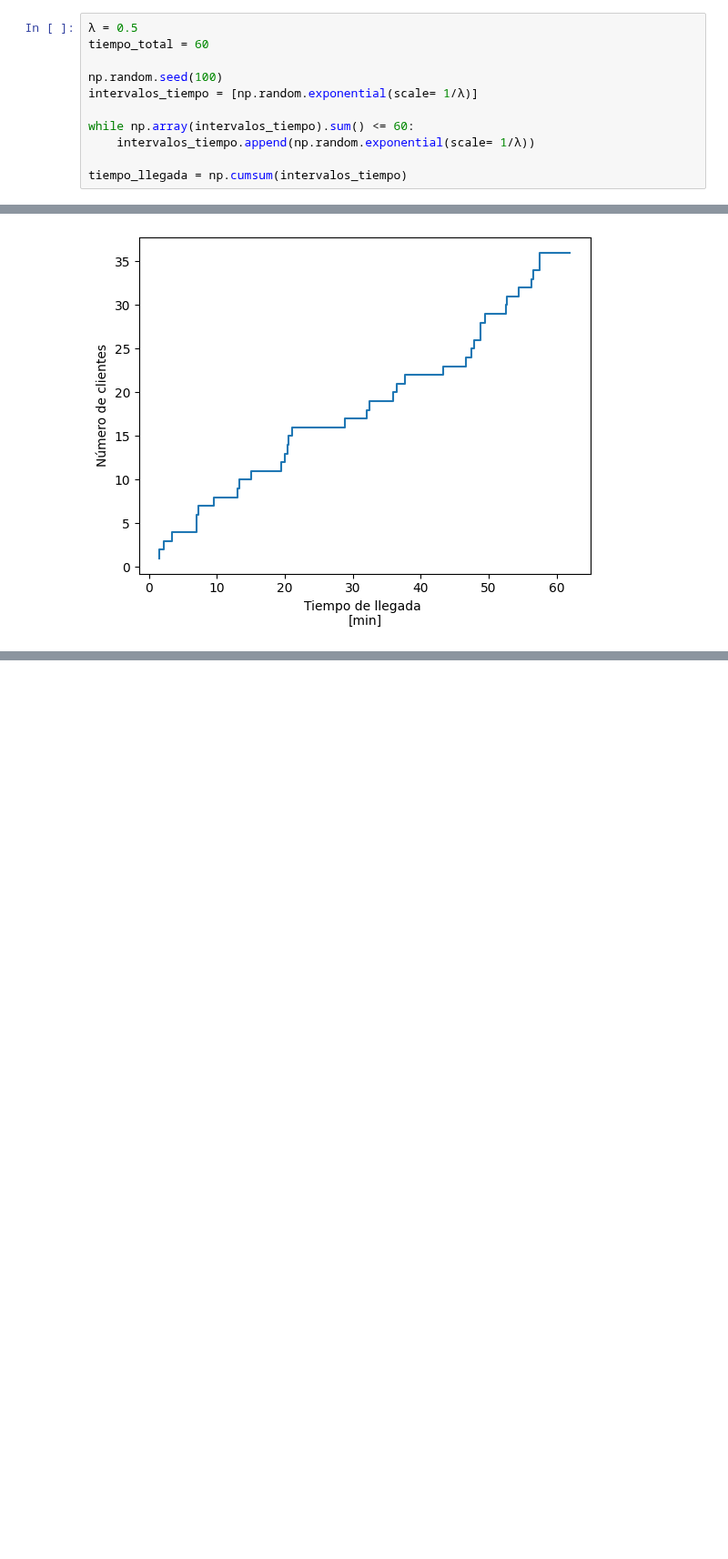
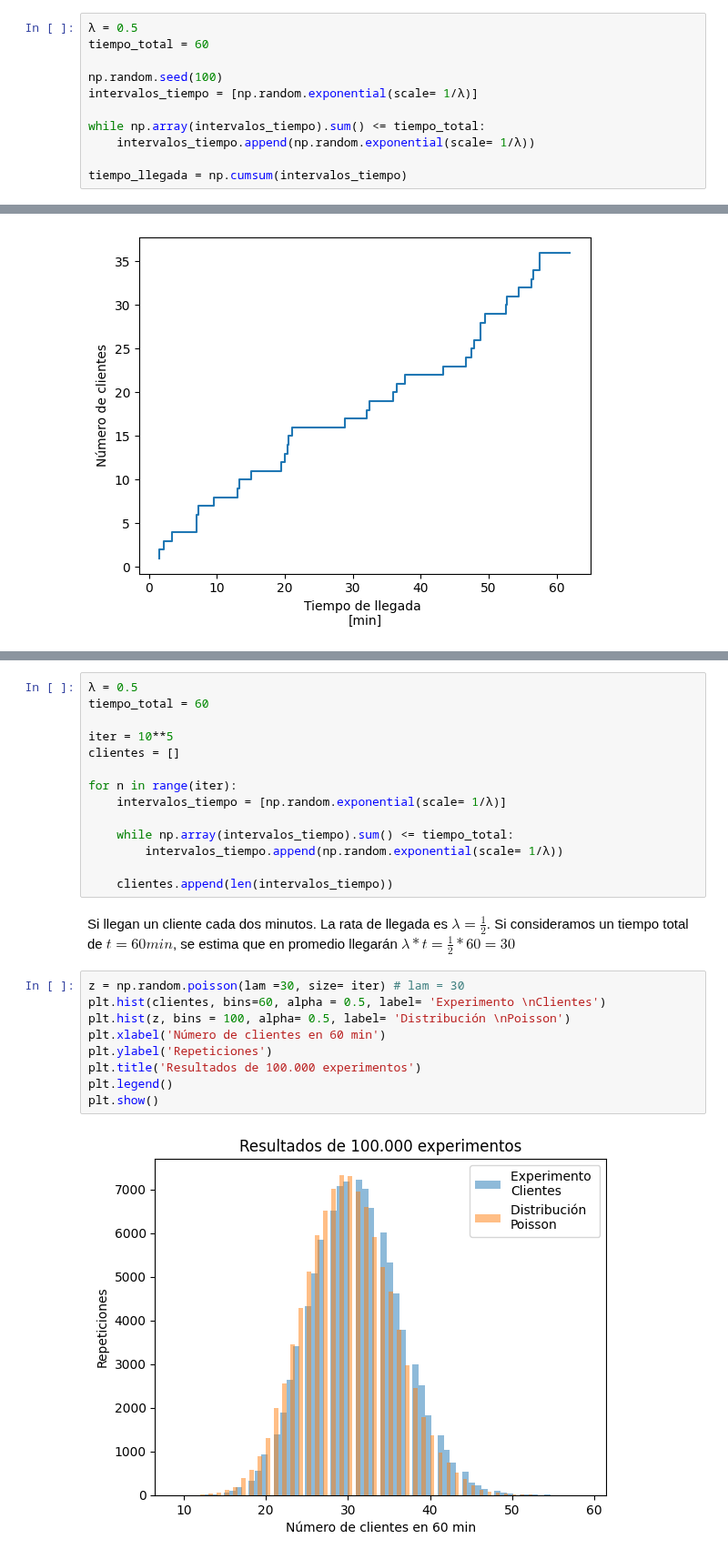
Before and after one commit to JhonZafra/Statistic_Concepts, a Jupyter notebook: SemanaVI/DistribucionPoisson.ipynb, the cells around one changed output, grey strips where cells are left out. Shown at 91% size. Cells and saved outputs as stored; diff of their text form; blank space fills up the shorter version.

```diff
--- a/SemanaVI/DistribucionPoisson.ipynb
+++ b/SemanaVI/DistribucionPoisson.ipynb
@@ -67,7 +67,7 @@ tiempo_total = 60
 np.random.seed(100)
 intervalos_tiempo = [np.random.exponential(scale= 1/λ)]
 
-while np.array(intervalos_tiempo).sum() <= 60:
+while np.array(intervalos_tiempo).sum() <= tiempo_total:
     intervalos_tiempo.append(np.random.exponential(scale= 1/λ))
 
 tiempo_llegada = np.cumsum(intervalos_tiempo)
@@ -91,0 +94,27 @@ plt.show()
+# %%
+λ = 0.5
+tiempo_total = 60
+
+iter = 10**5
+clientes = []
+
+for n in range(iter):
+    intervalos_tiempo = [np.random.exponential(scale= 1/λ)]
+
+    while np.array(intervalos_tiempo).sum() <= tiempo_total:
+        intervalos_tiempo.append(np.random.exponential(scale= 1/λ))
+
+    clientes.append(len(intervalos_tiempo))
+# %% [markdown]
+Si llegan un cliente cada dos minutos. La rata de llegada es $\lambda = \frac{1}{2} $. Si consideramos un tiempo total de $ t= 60min$, se estima que en promedio llegarán $\lambda*t = \frac{1}{2}*60 = 30$
+# %%
+z = np.random.poisson(lam =30, size= iter) # lam = 30
+plt.hist(clientes, bins=60, alpha = 0.5, label= 'Experimento \nClientes')
+plt.hist(z, bins = 100, alpha= 0.5, label= 'Distribución \nPoisson')
+plt.xlabel('Número de clientes en 60 min')
+plt.ylabel('Repeticiones')
+plt.title('Resultados de 100.000 experimentos')
+plt.legend()
+plt.show()
+# %% [output]
+[figure, added]
```
Also changed, not shown: parts of 2 cells of this notebook, 1 other file.
